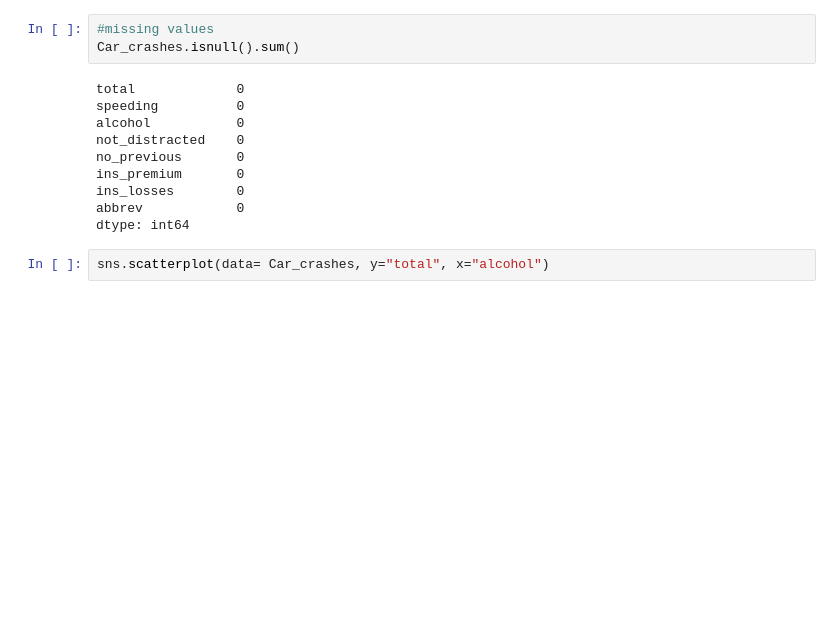
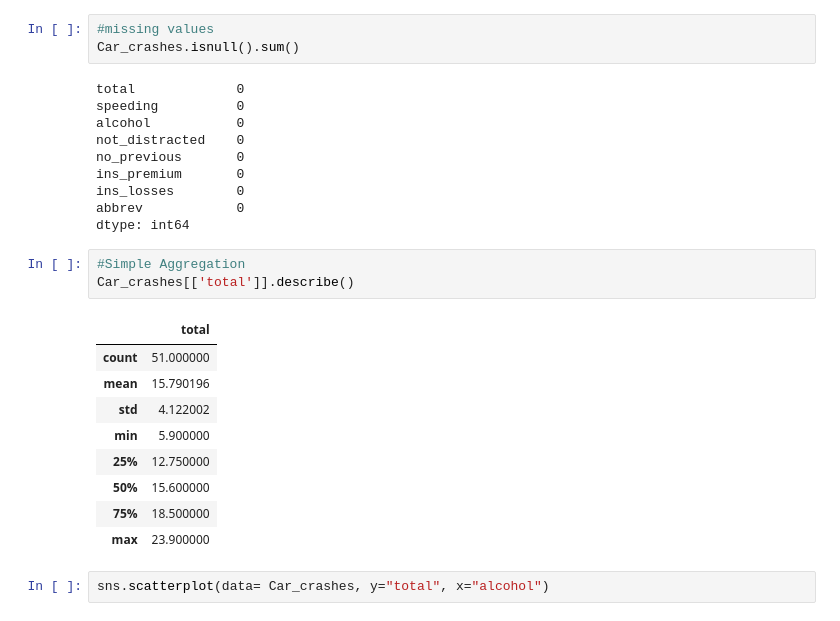
Before and after one commit to Olahubert/ML-Foundation, a Jupyter notebook: Linear Regression 1.ipynb, the cells around one changed output. Drawn from its saved outputs; the diff is of its cells as text; blank space fills up the shorter version.

```diff
--- a/Linear Regression.ipynb
+++ b/Linear Regression 1.ipynb
@@ -57,6 +57,19 @@ ins_premium       0
 ins_losses        0
 abbrev            0
 dtype: int64
+# %%
+#Simple Aggregation
+Car_crashes[['total']].describe()
+# %% [output]
+|  | total |
+| count | 51.000000 |
+| mean | 15.790196 |
+| std | 4.122002 |
+| min | 5.900000 |
+| 25% | 12.750000 |
+| 50% | 15.600000 |
+| 75% | 18.500000 |
+| max | 23.900000 |
 # %%
 sns.scatterplot(data= Car_crashes, y="total", x="alcohol")
 # %% [output]
```
Also changed, not shown: parts of 11 cells of this notebook, 3 other files.
